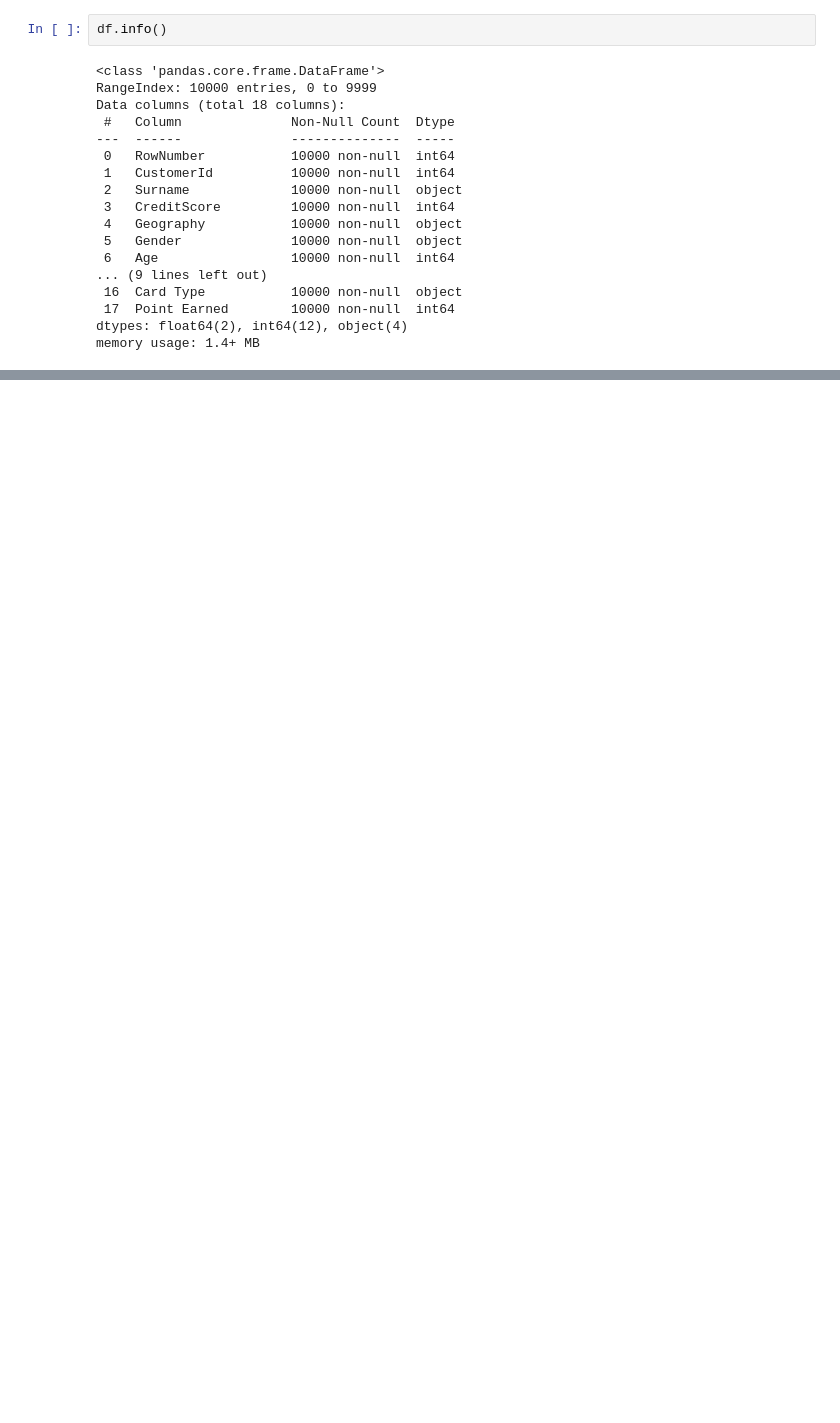
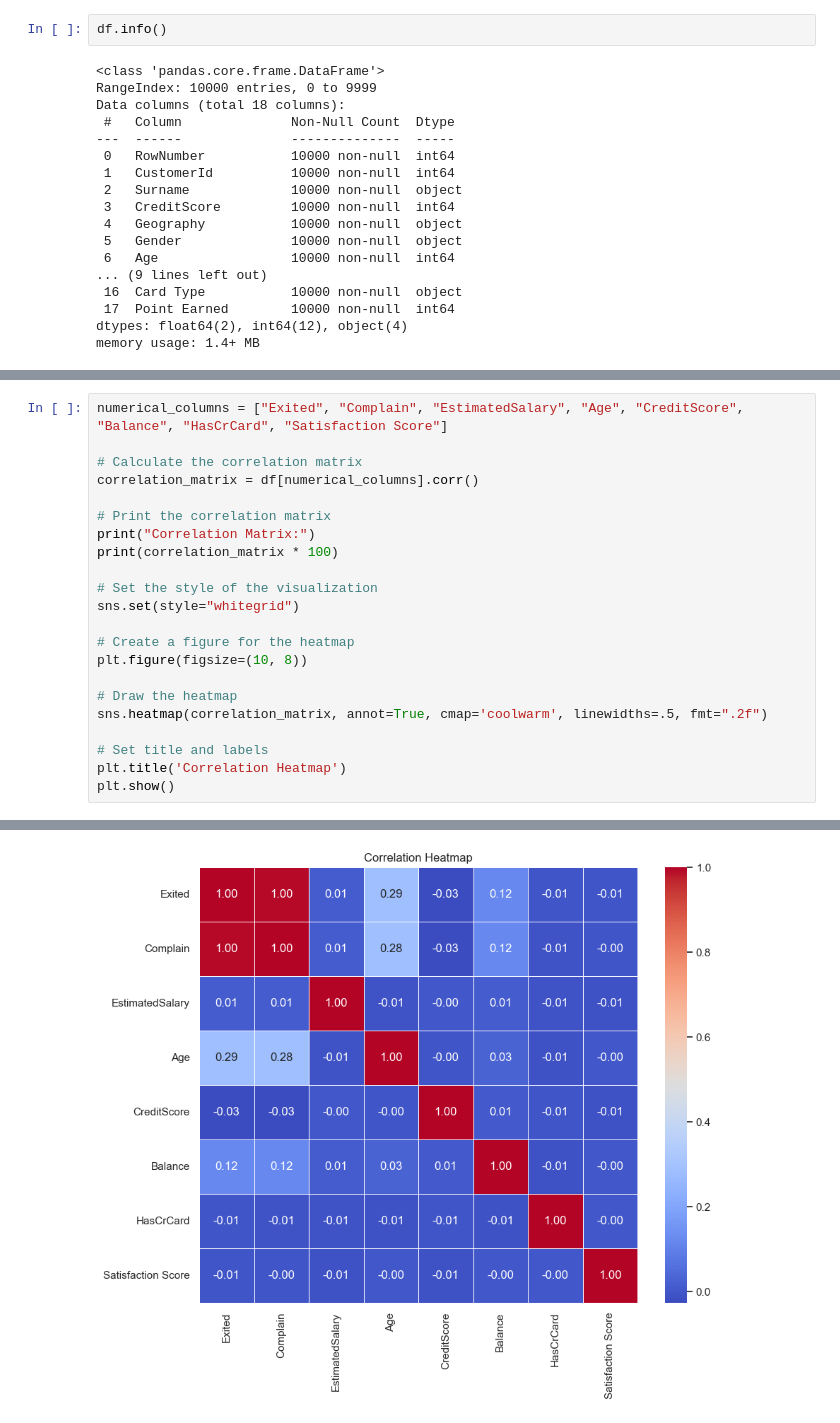
Before and after one commit to etimexo/Bank_customer_churn_predict, a Jupyter notebook: notebooks/book_1.ipynb, the cells around one changed output, grey strips where cells are left out. Saved outputs shown, nothing was run; the diff lists cells and outputs as text; blank space fills up the shorter version.

```diff
--- a/notebooks/book_1.ipynb
+++ b/notebooks/book_1.ipynb
@@ -36,0 +141,23 @@ memory usage: 1.4+ MB
+# %%
+numerical_columns = ["Exited", "Complain", "EstimatedSalary", "Age", "CreditScore", "Balance", "HasCrCard", "Satisfaction Score"]
+
+# Calculate the correlation matrix
+correlation_matrix = df[numerical_columns].corr()
+
+# Print the correlation matrix
+print("Correlation Matrix:")
+print(correlation_matrix * 100)
+
+# Set the style of the visualization
+sns.set(style="whitegrid")
+
+# Create a figure for the heatmap
+plt.figure(figsize=(10, 8))
+
+# Draw the heatmap
+sns.heatmap(correlation_matrix, annot=True, cmap='coolwarm', linewidths=.5, fmt=".2f")
+
+# Set title and labels
+plt.title('Correlation Heatmap')
+plt.show()
+# %% [output]
@@ -36,0 +184 @@ memory usage: 1.4+ MB
+[figure, added]
```
Also changed, not shown: parts of 9 cells of this notebook.
